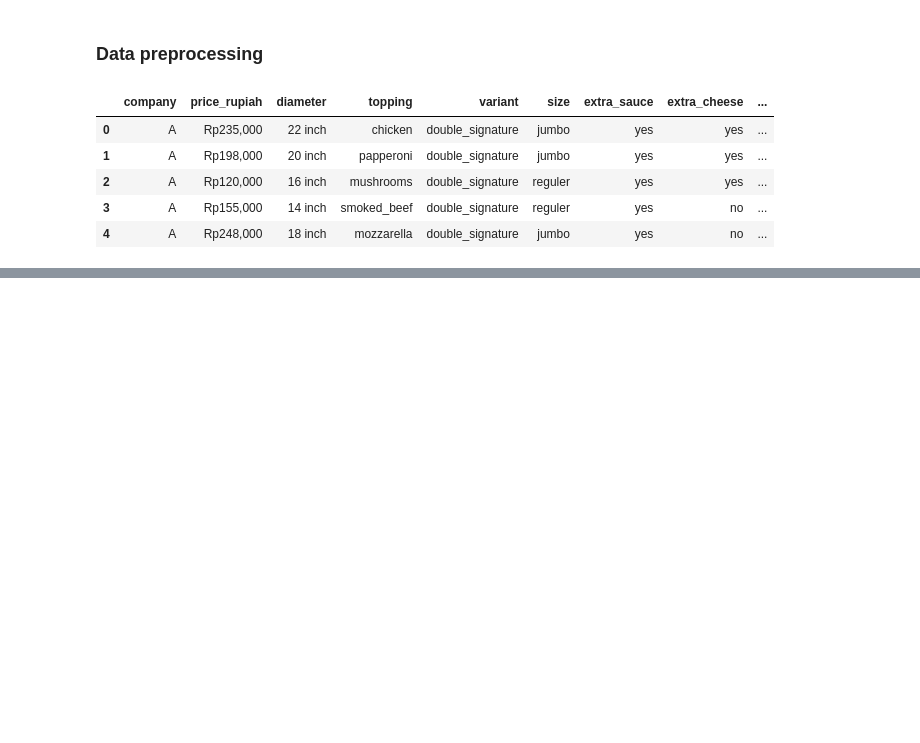
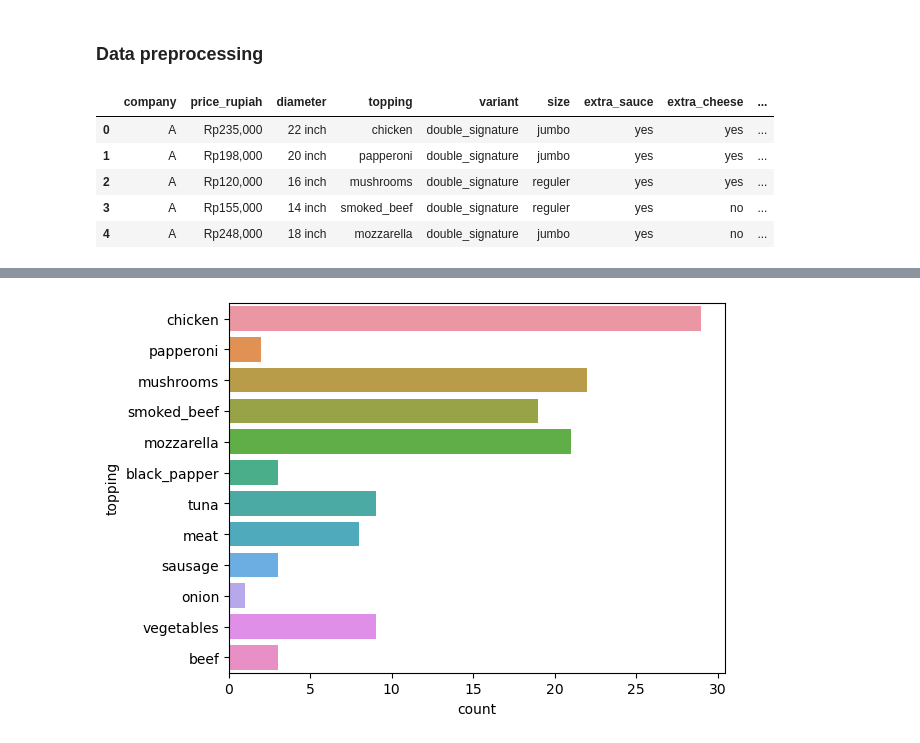
Before and after one commit to Edy-Mochamad/Machine_Learning_project-Pizza_price_Prediction, a Jupyter notebook: notebook.ipynb, the cells around one changed output, grey strips where cells are left out. Cells and saved outputs as stored; diff of their text form; code cells hidden in the pictures; blank space fills up the shorter version.

```diff
--- a/notebook.ipynb
+++ b/notebook.ipynb
@@ -120,0 +220,4 @@ memory usage: 9.3+ KB
+# %%
+sns.countplot(y = data['topping']);
+# %% [output]
+[figure, added]
```
Also changed, not shown: parts of 20 cells of this notebook.
